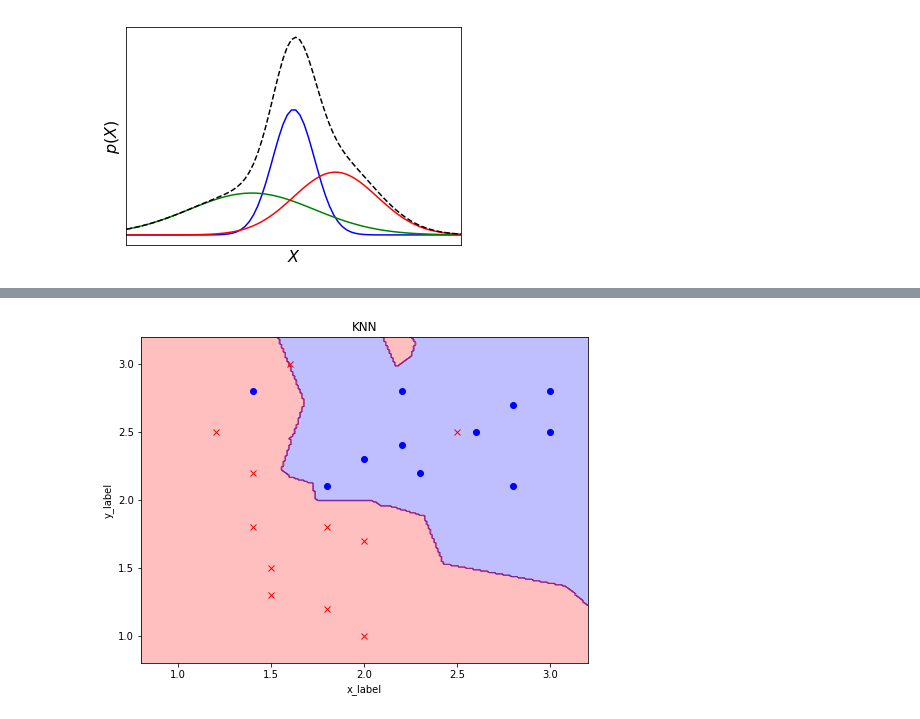
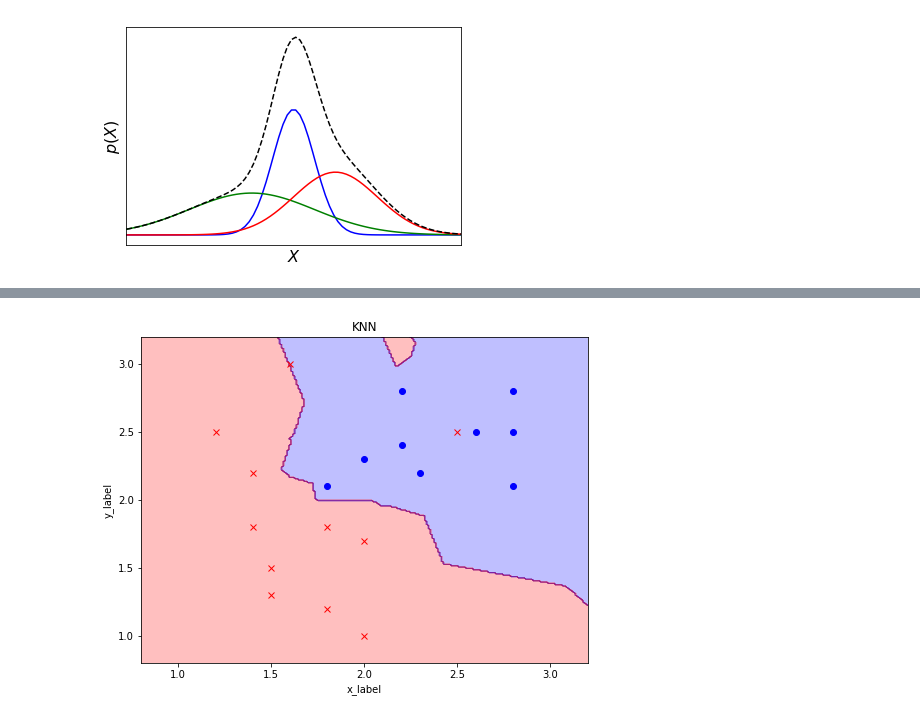
Before and after one commit to mbilab/ML-tutorial, a Jupyter notebook: plot/plot.ipynb, the cells around one changed output, grey strips where cells are left out. Cells and saved outputs as stored; diff of their text form; code cells hidden in the pictures.

Commit message:
debug KNN plot

```diff
--- a/plot/plot.ipynb
+++ b/plot/plot.ipynb
@@ -268,37 +308,37 @@ plt.show()
 # %%
-import math
-from sklearn.neighbors import KNeighborsClassifier
+
 
 X1 = np.array([2, 1.8, 1.5, 1.4, 2, 1.8, 1.4, 1.5, 1.2, 1.6, 2.5])
 Y1 = np.array([1.7, 1.8, 1.5, 1.8, 1, 1.2, 2.2, 1.3, 2.5, 3.0, 2.5])
-X2 = np.array([2, 2.3, 2.2, 3, 2.8, 2.8, 2.6, 2.2, 1.4, 3.0, 1.8])
-Y2 = np.array([2.3, 2.2, 2.4, 2.5, 2.7, 2.1, 2.5, 2.8, 2.8, 2.8, 2.1])
+X2 = np.array([2, 2.3, 2.2, 2.8, 2.8, 2.6, 2.2, 2.8, 1.8])
+Y2 = np.array([2.3, 2.2, 2.4, 2.5, 2.1, 2.5, 2.8, 2.8, 2.1])
 
 X = np.array([[2, 1.7], [1.8, 1.8], [1.5, 1.5], [1.4, 1.8], [2, 1], [1.8, 1.2], [1.4, 2.2], [1.5, 1.3], [1.2, 2.5], [1.6, 3.0], [2.5, 2.5], [2, 2.3], [2.3, 2.2], [2.2, 2.4], [3, 2.5], [2.8, 2.7], [2.8, 2.1], [2.6, 2.5], [2.2, 2.8], [1.4, 2.8], [3.0, 2.8], [1.8, 2.1]])
+y = np.array([1, 1, 1, 1, 1, 1, 1, 1, 1, 1, 1, -1, -1 , -1, -1, -1, -1, -1, -1, -1, -1, -1])
 clf = KNeighborsClassifier(n_neighbors=3)
 clf.fit(X, y)
 
 x_min, x_max = X1.min() - 1, X1.max() + 1
 y_min, y_max = Y1.min() - 1, Y1.max() + 1
 xx, yy = np.meshgrid(np.arange(x_min, x_max, 0.01), np.arange(y_min, y_max, 0.01))
 Z = clf.predict(np.c_[xx.ravel(), yy.ravel()])
 
 
 
 Z = Z.reshape(xx.shape)
 plt.figure(1, figsize=(8, 6))
 plt.contourf(xx, yy, Z, alpha=0.25, colors=('b', 'r'))
 
 # Plot also the training points
 plt.plot(X1, Y1, 'rx')
 plt.plot(X2, Y2, 'bo')
 plt.ylabel("y_label")
 plt.xlabel("x_label")
 
 plt.title("KNN")
 plt.xlim(0.8, 3.2)
 plt.ylim(0.8, 3.2)
 
 plt.show()
 # %% [output]
-[figure, old version]
+[figure, new version]
```
Also changed, not shown: parts of 2 cells of this notebook.
